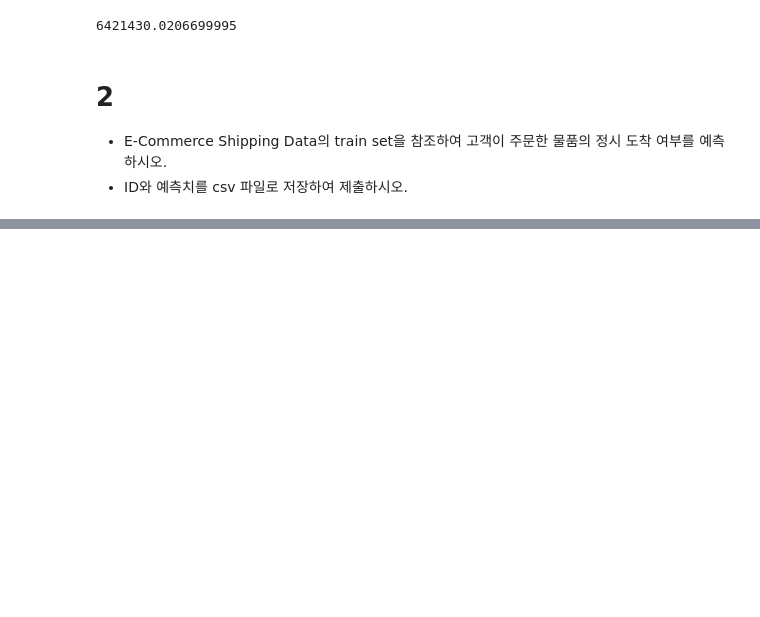
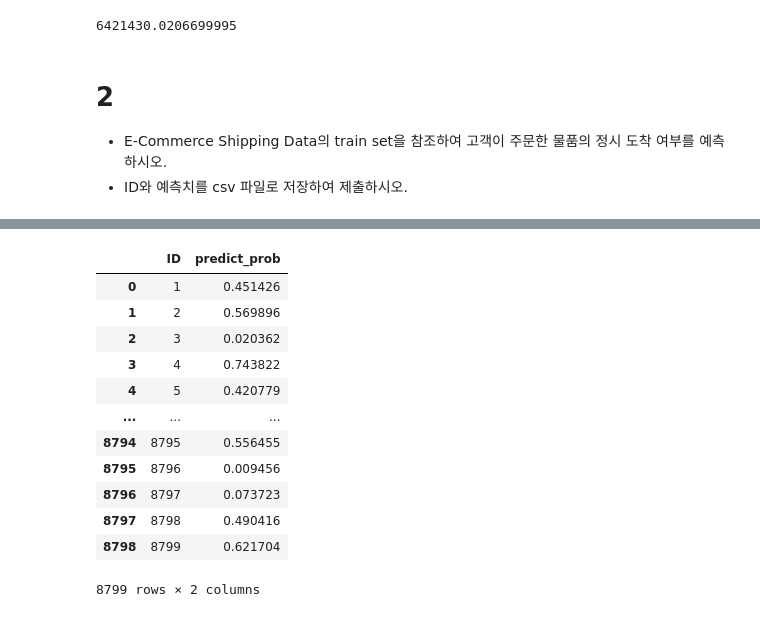
Before and after one commit to Hongbi-Kim/Machine-Learning, a Jupyter notebook: 빅분기/2회_작업형_기출.ipynb, the cells around one changed output, grey strips where cells are left out. Drawn from its saved outputs; the diff is of its cells as text; code cells hidden in the pictures; blank space fills up the shorter version.

```diff
--- a/빅분기/2회_작업형_기출.ipynb
+++ b/빅분기/2회_작업형_기출.ipynb
@@ -195,0 +286,3 @@ X_train_cat = pd.get_dummies(X_train[['Warehouse_block', 'Mode_of_Shipment', 'Pr
+# %%
+y = y['Reached.on.Time_Y.N']
+y
@@ -195,0 +304,3 @@ X_train_cat = pd.get_dummies(X_train[['Warehouse_block', 'Mode_of_Shipment', 'Pr
+# %%
+model = LogisticRegression()
+model.fit(X_final, y)
@@ -195,0 +309,4 @@ X_train_cat = pd.get_dummies(X_train[['Warehouse_block', 'Mode_of_Shipment', 'Pr
+# %%
+pred_test = model.predict_proba(test_final)
+pred_test_prob = pd.DataFrame(pred_test[:, 0], columns = ['predict_prob'])
+final_predict = pd.concat([X['ID'], pred_test_prob], axis = 1)
@@ -195,0 +354,16 @@ X_train_cat = pd.get_dummies(X_train[['Warehouse_block', 'Mode_of_Shipment', 'Pr
+# %%
+final_predict
+# %% [output]
+|  | ID | predict_prob |
+| 0 | 1 | 0.451426 |
+| 1 | 2 | 0.569896 |
+| 2 | 3 | 0.020362 |
+| 3 | 4 | 0.743822 |
+| 4 | 5 | 0.420779 |
+| ... | ... | ... |
+| 8794 | 8795 | 0.556455 |
+| 8795 | 8796 | 0.009456 |
+| 8796 | 8797 | 0.073723 |
+| 8797 | 8798 | 0.490416 |
+| 8798 | 8799 | 0.621704 |
+8799 rows × 2 columns
```
Also changed, not shown: parts of 25 cells of this notebook.
